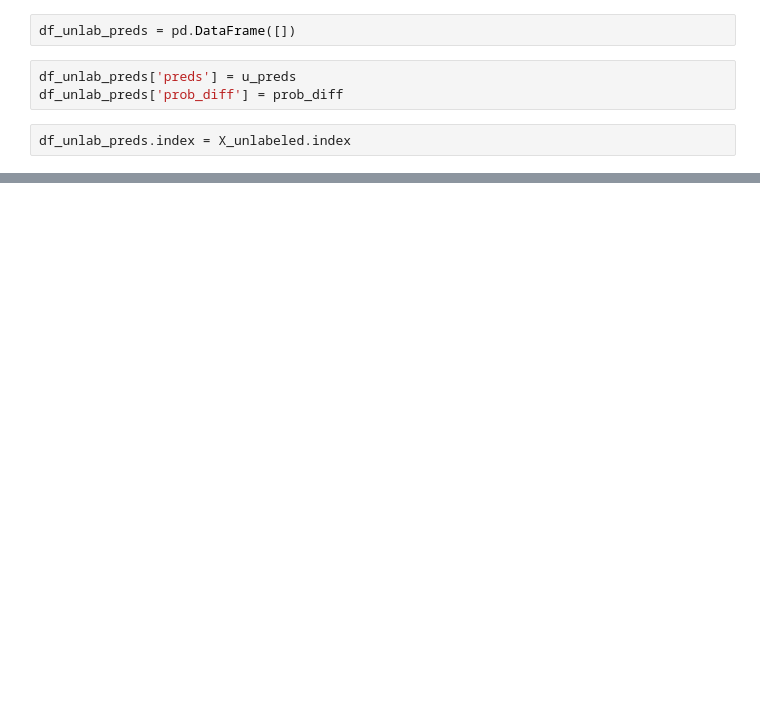
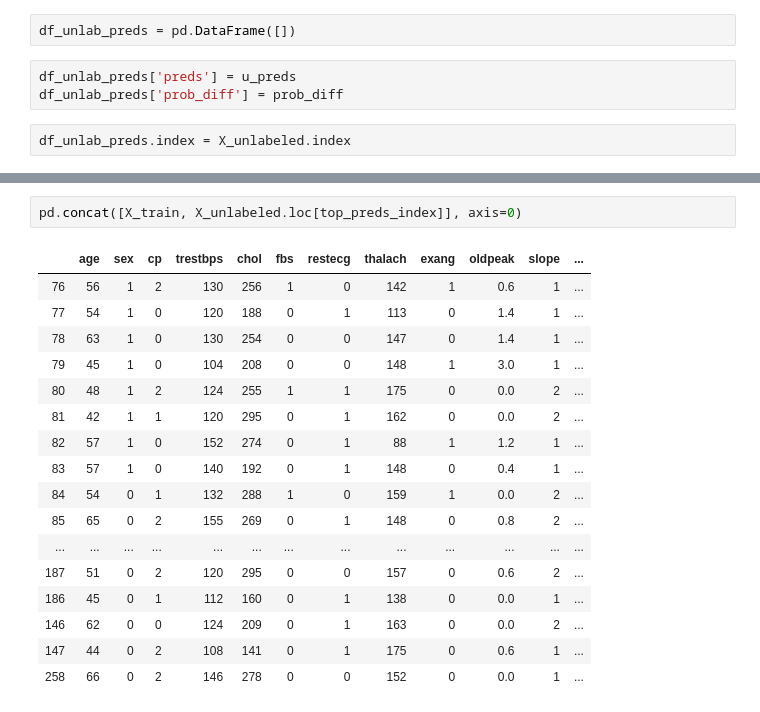
Before and after one commit to douglaspsteen/self_training_example, a Jupyter notebook: self_training.ipynb, the cells around one changed output, grey strips where cells are left out. Drawn from its saved outputs; the diff is of its cells as text; blank space fills up the shorter version.

```diff
--- a/self_training.ipynb
+++ b/self_training.ipynb
@@ -157,0 +130,20 @@ df.loc[[161,193]]
+# %%
+pd.concat([X_train, X_unlabeled.loc[top_preds_index]], axis=0)
+# %% [output]
+|  | age | sex | cp | trestbps | chol | fbs | restecg | thalach | exang | oldpeak | slope | ... |
+| 76 | 56 | 1 | 2 | 130 | 256 | 1 | 0 | 142 | 1 | 0.6 | 1 | ... |
+| 77 | 54 | 1 | 0 | 120 | 188 | 0 | 1 | 113 | 0 | 1.4 | 1 | ... |
+| 78 | 63 | 1 | 0 | 130 | 254 | 0 | 0 | 147 | 0 | 1.4 | 1 | ... |
+| 79 | 45 | 1 | 0 | 104 | 208 | 0 | 0 | 148 | 1 | 3.0 | 1 | ... |
+| 80 | 48 | 1 | 2 | 124 | 255 | 1 | 1 | 175 | 0 | 0.0 | 2 | ... |
+| 81 | 42 | 1 | 1 | 120 | 295 | 0 | 1 | 162 | 0 | 0.0 | 2 | ... |
+| 82 | 57 | 1 | 0 | 152 | 274 | 0 | 1 | 88 | 1 | 1.2 | 1 | ... |
+| 83 | 57 | 1 | 0 | 140 | 192 | 0 | 1 | 148 | 0 | 0.4 | 1 | ... |
+| 84 | 54 | 0 | 1 | 132 | 288 | 1 | 0 | 159 | 1 | 0.0 | 2 | ... |
+| 85 | 65 | 0 | 2 | 155 | 269 | 0 | 1 | 148 | 0 | 0.8 | 2 | ... |
+| ... | ... | ... | ... | ... | ... | ... | ... | ... | ... | ... | ... | ... |
+| 187 | 51 | 0 | 2 | 120 | 295 | 0 | 0 | 157 | 0 | 0.6 | 2 | ... |
+| 186 | 45 | 0 | 1 | 112 | 160 | 0 | 1 | 138 | 0 | 0.0 | 1 | ... |
+| 146 | 62 | 0 | 0 | 124 | 209 | 0 | 1 | 163 | 0 | 0.0 | 2 | ... |
+| 147 | 44 | 0 | 2 | 108 | 141 | 0 | 1 | 175 | 0 | 0.6 | 1 | ... |
+| 258 | 66 | 0 | 2 | 146 | 278 | 0 | 0 | 152 | 0 | 0.0 | 1 | ... |
```
Also changed, not shown: parts of 24 cells of this notebook.
